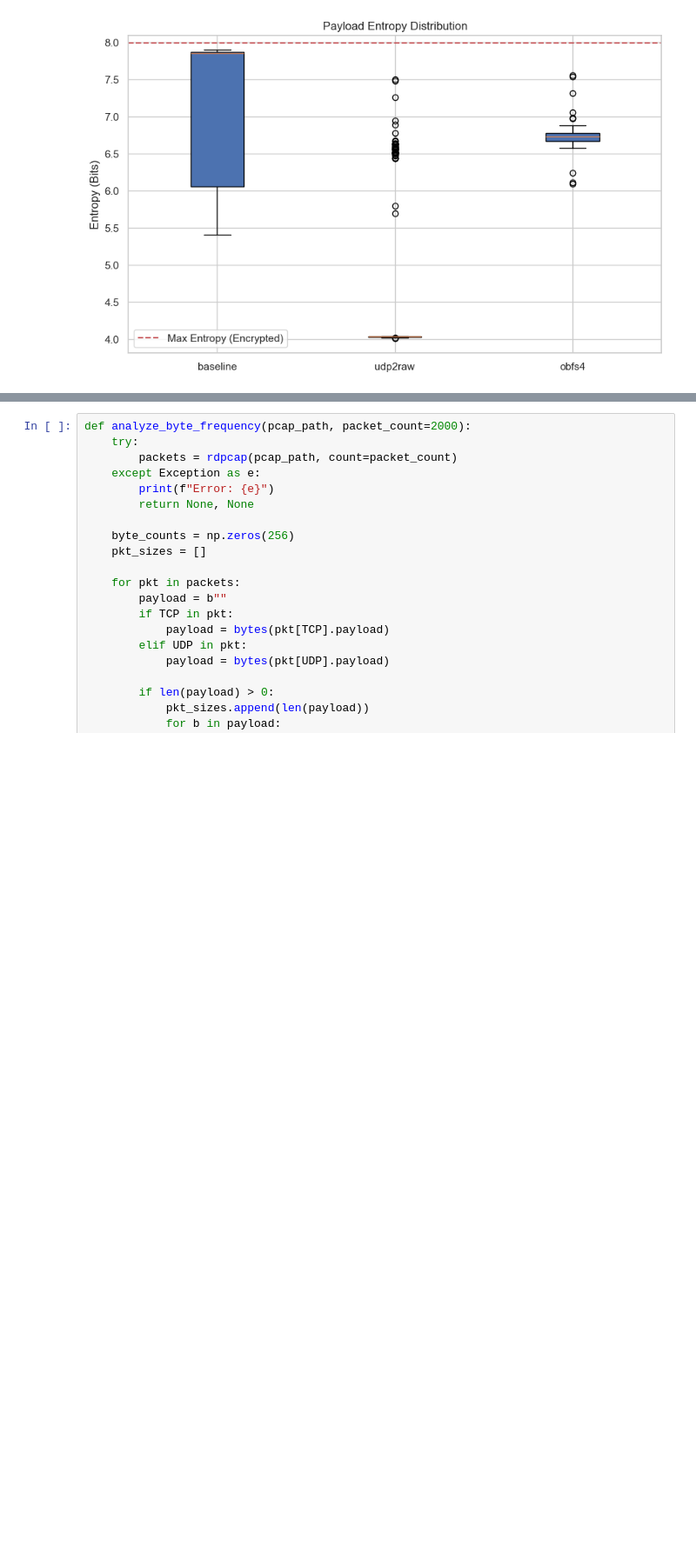
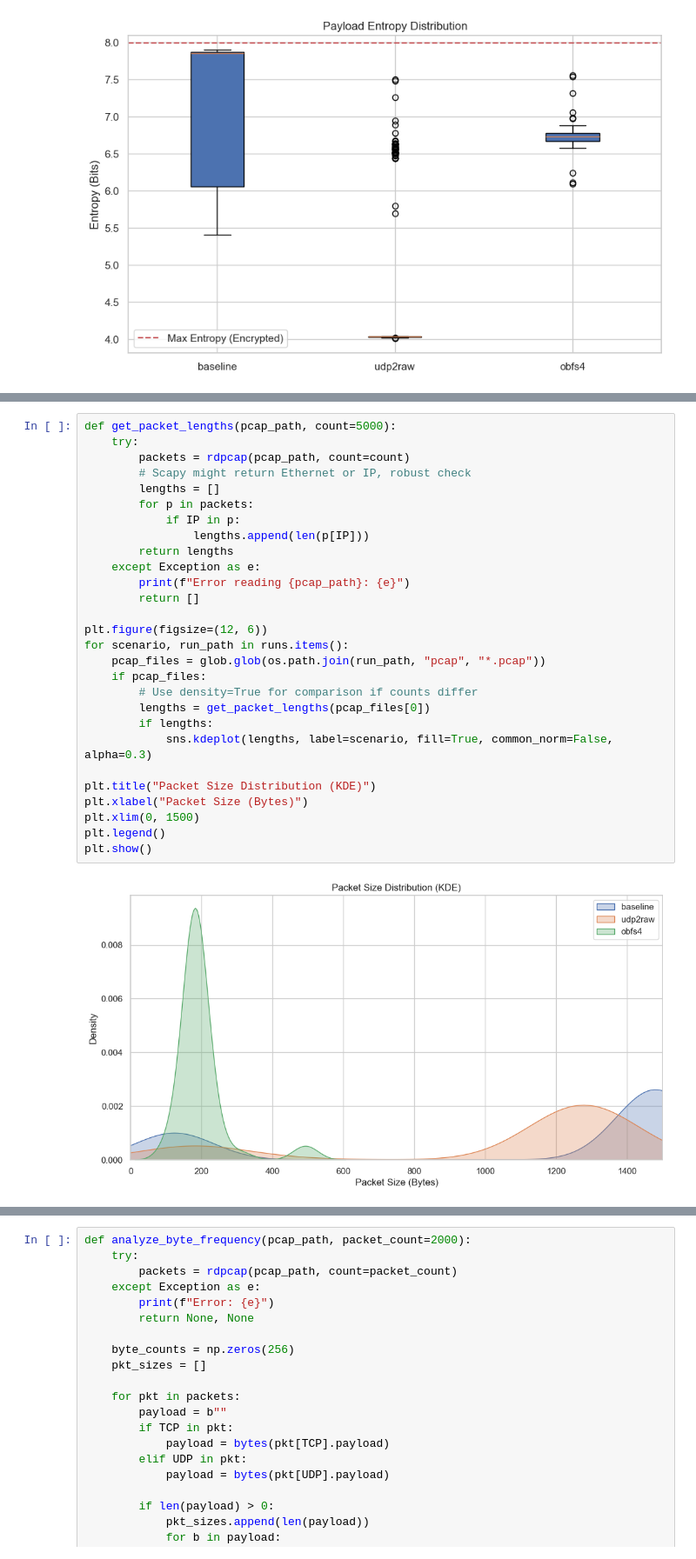
Before and after one commit to maxlluky/VPN-Traffic-Obfuscation-Lab, a Jupyter notebook: analysis/Analysis_Starter.ipynb, the cells around one changed output, grey strips where cells are left out. Shown at 87% size. Drawn from its saved outputs; the diff is of its cells as text; blank space fills up the shorter version.

Commit message:
Update future work section in README and refine packet length analysis in the notebook.

```diff
--- a/analysis/Analysis_Starter.ipynb
+++ b/analysis/Analysis_Starter.ipynb
@@ -252,0 +255,30 @@ Deep Packet Inspection metrics to differentiate obfuscation methods.
+# %%
+def get_packet_lengths(pcap_path, count=5000):
+    try:
+        packets = rdpcap(pcap_path, count=count)
+        # Scapy might return Ethernet or IP, robust check
+        lengths = []
+        for p in packets:
+            if IP in p:
+                lengths.append(len(p[IP]))
+        return lengths
+    except Exception as e:
+        print(f"Error reading {pcap_path}: {e}")
+        return []
+
+plt.figure(figsize=(12, 6))
+for scenario, run_path in runs.items():
+    pcap_files = glob.glob(os.path.join(run_path, "pcap", "*.pcap"))
+    if pcap_files:
+        # Use density=True for comparison if counts differ
+        lengths = get_packet_lengths(pcap_files[0])
+        if lengths:
+            sns.kdeplot(lengths, label=scenario, fill=True, common_norm=False, alpha=0.3)
+
+plt.title("Packet Size Distribution (KDE)")
+plt.xlabel("Packet Size (Bytes)")
+plt.xlim(0, 1500)
+plt.legend()
+plt.show()
+# %% [output]
+[figure, added]
```
Also changed, not shown: parts of 4 cells of this notebook, 1 other file.
